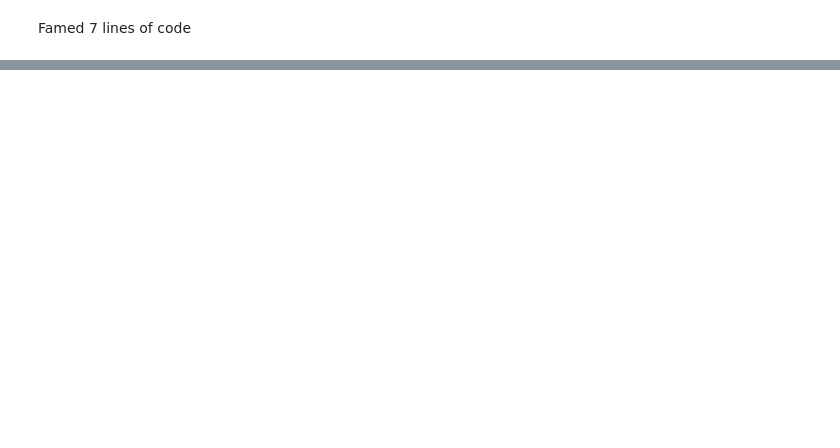
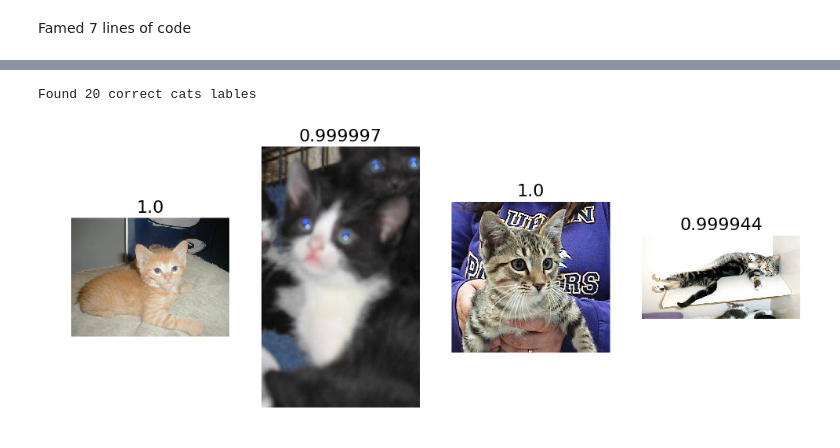
Before and after one commit to ajoshi1/myfastai, a Jupyter notebook: nbs/Lesson1 adj.ipynb, the cells around one changed output, grey strips where cells are left out. Cells and saved outputs as stored; diff of their text form; code cells hidden in the pictures; blank space fills up the shorter version.

```diff
--- a/nbs/Lesson1 adj.ipynb
+++ b/nbs/Lesson1 adj.ipynb
@@ -42,0 +170,9 @@ Epoch 1/1
+# %%
+# A few random correct labels
+correct_cats = np.where((our_lables == 0) & (our_lables == expected_labes))[0]
+print("Found %s correct cats lables" % len(correct_cats))
+idx = permutation(correct_cats)[:n_view]
+plots_idx(idx, our_predections[idx])
+# %% [output]
+Found 20 correct cats lables
+[figure, added]
```
Also changed, not shown: parts of 33 cells of this notebook, 2 other files.
